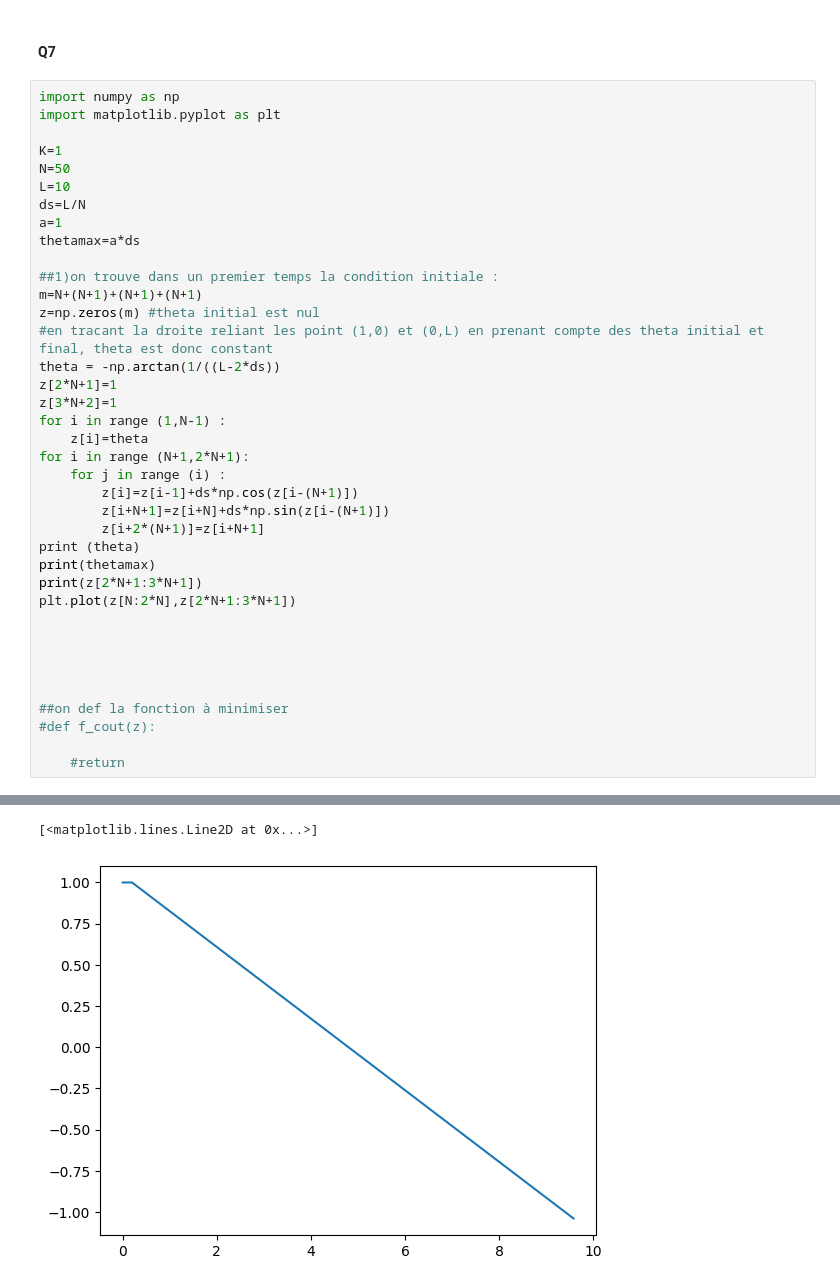
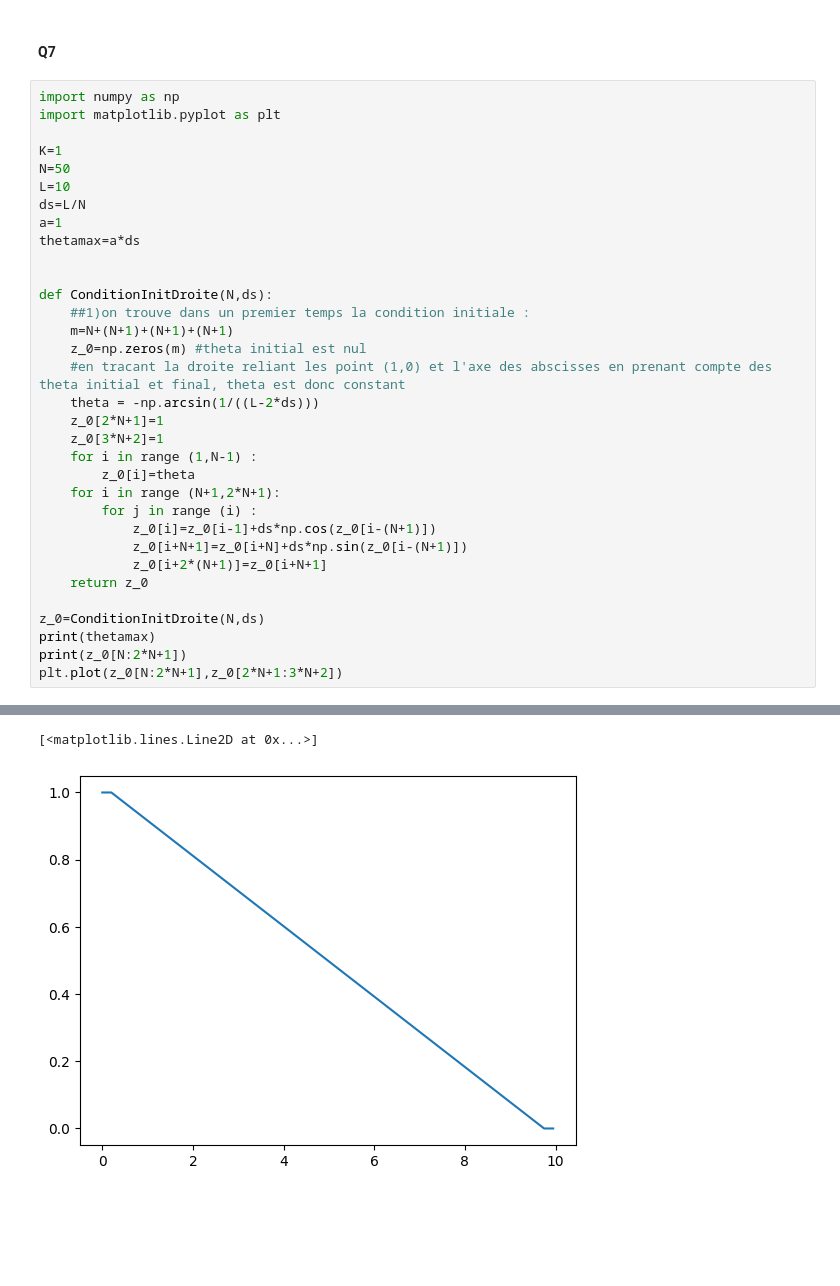
Before and after one commit to leclercrafael/Optim_tuyaux, a Jupyter notebook: projet.ipynb, the cells around one changed output, grey strips where cells are left out. Drawn from its saved outputs; the diff is of its cells as text; blank space fills up the shorter version.

```diff
--- a/projet.ipynb
+++ b/projet.ipynb
@@ -34,31 +40,26 @@ ds=L/N
 a=1
 thetamax=a*ds
 
-##1)on trouve dans un premier temps la condition initiale :
-m=N+(N+1)+(N+1)+(N+1)
-z=np.zeros(m) #theta initial est nul
-#en tracant la droite reliant les point (1,0) et (0,L) en prenant compte des theta initial et final, theta est donc constant
-theta = -np.arctan(1/((L-2*ds))
-z[2*N+1]=1
-z[3*N+2]=1
-for i in range (1,N-1) :
-    z[i]=theta
-for i in range (N+1,2*N+1):
-    for j in range (i) :
-        z[i]=z[i-1]+ds*np.cos(z[i-(N+1)])
-        z[i+N+1]=z[i+N]+ds*np.sin(z[i-(N+1)])
-        z[i+2*(N+1)]=z[i+N+1]
-print (theta)
+
+def ConditionInitDroite(N,ds):
+    ##1)on trouve dans un premier temps la condition initiale :
+    m=N+(N+1)+(N+1)+(N+1)
+    z_0=np.zeros(m) #theta initial est nul
+    #en tracant la droite reliant les point (1,0) et l'axe des abscisses en prenant compte des theta initial et final, theta est donc constant
+    theta = -np.arcsin(1/((L-2*ds)))
+    z_0[2*N+1]=1
+    z_0[3*N+2]=1
+    for i in range (1,N-1) :
+        z_0[i]=theta
+    for i in range (N+1,2*N+1):
+        for j in range (i) :
+            z_0[i]=z_0[i-1]+ds*np.cos(z_0[i-(N+1)])
+            z_0[i+N+1]=z_0[i+N]+ds*np.sin(z_0[i-(N+1)])
+            z_0[i+2*(N+1)]=z_0[i+N+1]
+    return z_0
+
+z_0=ConditionInitDroite(N,ds)
 print(thetamax)
-print(z[2*N+1:3*N+1])
-plt.plot(z[N:2*N],z[2*N+1:3*N+1])
-
-
-
-
-
-##on def la fonction à minimiser
-#def f_cout(z):
-
-    #return
+print(z_0[N:2*N+1])
+plt.plot(z_0[N:2*N+1],z_0[2*N+1:3*N+2])
 # %% [output]
@@ -76,2 +76,2 @@ plt.plot(z[N:2*N],z[2*N+1:3*N+1])
 [<matplotlib.lines.Line2D at 0x...>]
-[figure, old version]
+[figure, new version]
```
Also changed, not shown: parts of 12 cells of this notebook.
